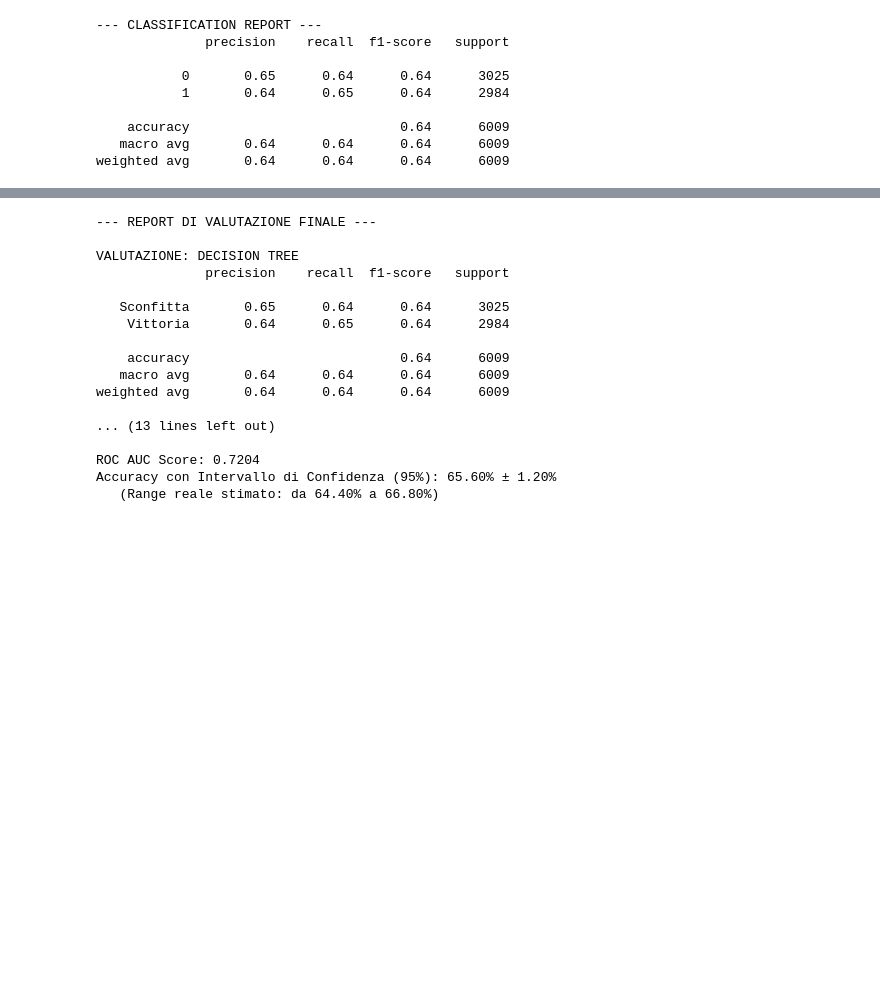
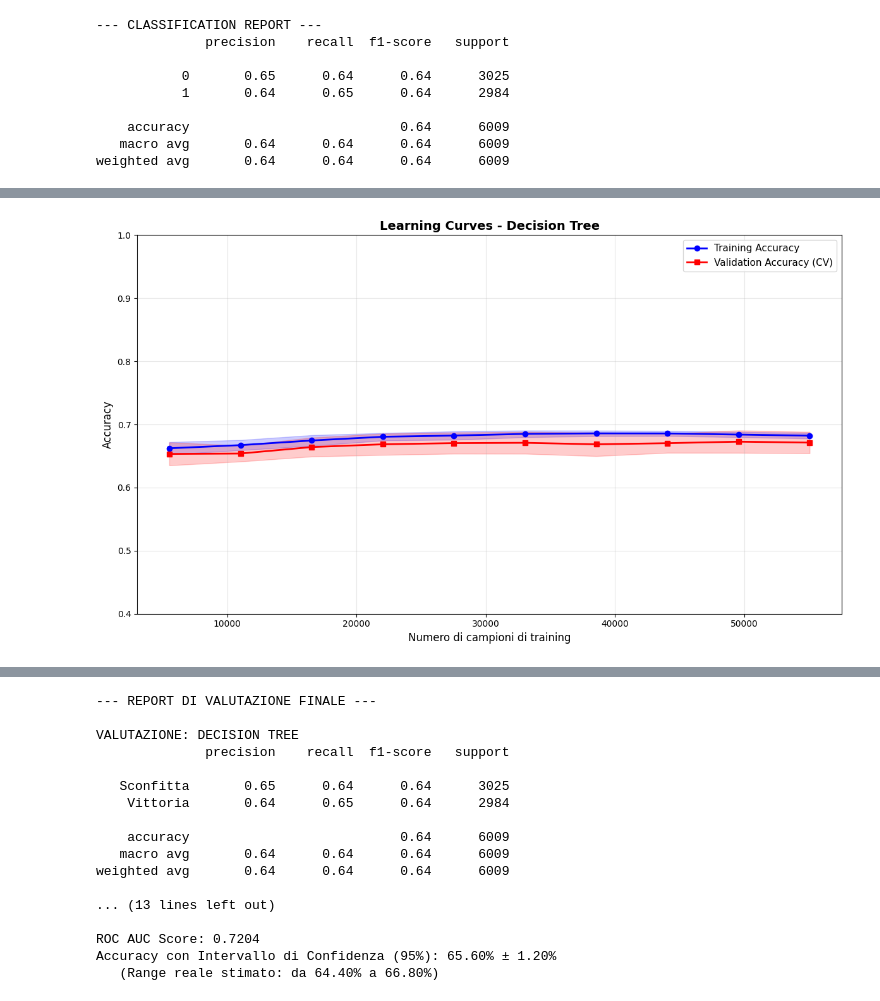
Before and after one commit to ilBiondo06/ML-Tennis-Prediction, a Jupyter notebook: tennis-prediction.ipynb, the cells around one changed output, grey strips where cells are left out. Cells and saved outputs as stored; diff of their text form; code cells hidden in the pictures; blank space fills up the shorter version.

```diff
--- a/tennis-prediction.ipynb
+++ b/tennis-prediction.ipynb
@@ -1521,0 +1419,79 @@ Ottenuta con 433 nodi (Max Depth: 8)
+# %%
+
+# ==========================================
+# LEARNING CURVES - Decision Tree
+# ==========================================
+# Analizza come cambia accuracy al variare della quantità di dati di training
+
+from sklearn.model_selection import learning_curve
+import numpy as np
+import matplotlib.pyplot as plt
+
+print("Generazione Learning Curves...")
+
+# Creiamo il modello Decision Tree ottimizzato
+dt_model = DecisionTreeClassifier(
+    criterion='entropy',
+    max_depth=8,
+    min_samples_leaf=200,
+    random_state=42
+)
+
+# Calcola le learning curves
+train_sizes, train_scores, val_scores = learning_curve(
+    dt_model,
+    X_train, y_train,
+    cv=5,  # 5-fold cross-validation
+    scoring='accuracy',
+    train_sizes=np.linspace(0.1, 1.0, 10),  # Da 10% a 100% del dataset
+    n_jobs=-1  # Usa tutti i core disponibili
+)
+
+# Calcola media e deviazione standard
+train_mean = np.mean(train_scores, axis=1)
+train_std = np.std(train_scores, axis=1)
+val_mean = np.mean(val_scores, axis=1)
+val_std = np.std(val_scores, axis=1)
+
+# Plot Learning Curves
+plt.figure(figsize=(12, 7))
+
+# Linea Training
+plt.plot(train_sizes, train_mean, marker='o', label='Training Accuracy', color='blue', linewidth=2)
+plt.fill_between(train_sizes, train_mean - train_std, train_mean + train_std, alpha=0.2, color='blue')
+
+# Linea Validation
+plt.plot(train_sizes, val_mean, marker='s', label='Validation Accuracy (CV)', color='red', linewidth=2)
+plt.fill_between(train_sizes, val_mean - val_std, val_mean + val_std, alpha=0.2, color='red')
+
+# Abbellimenti
+plt.title('Learning Curves - Decision Tree', fontsize=14, fontweight='bold')
+plt.xlabel('Numero di campioni di training', fontsize=12)
+plt.ylabel('Accuracy', fontsize=12)
+plt.legend(fontsize=11)
+plt.grid(True, alpha=0.3)
+plt.ylim([0.4, 1.0])
+
+# Mostra il grafico
+plt.tight_layout()
+plt.show()
+
+# Analisi e interpretazione
+print("\n" + "="*80)
+print("LEARNING CURVES ANALYSIS")
+print("="*80)
+print(f"Training Accuracy finale:   {train_mean[-1]:.4f} ± {train_std[-1]:.4f}")
+print(f"Validation Accuracy finale: {val_mean[-1]:.4f} ± {val_std[-1]:.4f}")
+print(f"Gap (Train - Val):         {(train_mean[-1] - val_mean[-1]):.4f}")
+
+gap = train_mean[-1] - val_mean[-1]
+if gap > 0.10:
+    print("\nOVERFITTING DETECTION: Gap significativo tra training e validation")
+    print("    Suggerimento: aumentare la regolarizzazione (max_depth, min_samples_leaf)")
+elif gap < 0.02:
+    print("\nBUON FIT: Training e validation sono vicini")
+else:
+    print("\nLEGGERO OVERFITTING: Gap moderato tra training e validation")
+
+print("="*80)
+# %% [output]
@@ -1521,0 +1499 @@ Ottenuta con 433 nodi (Max Depth: 8)
+[figure, added]
```
Also changed, not shown: parts of 31 cells of this notebook, 5 other files.
